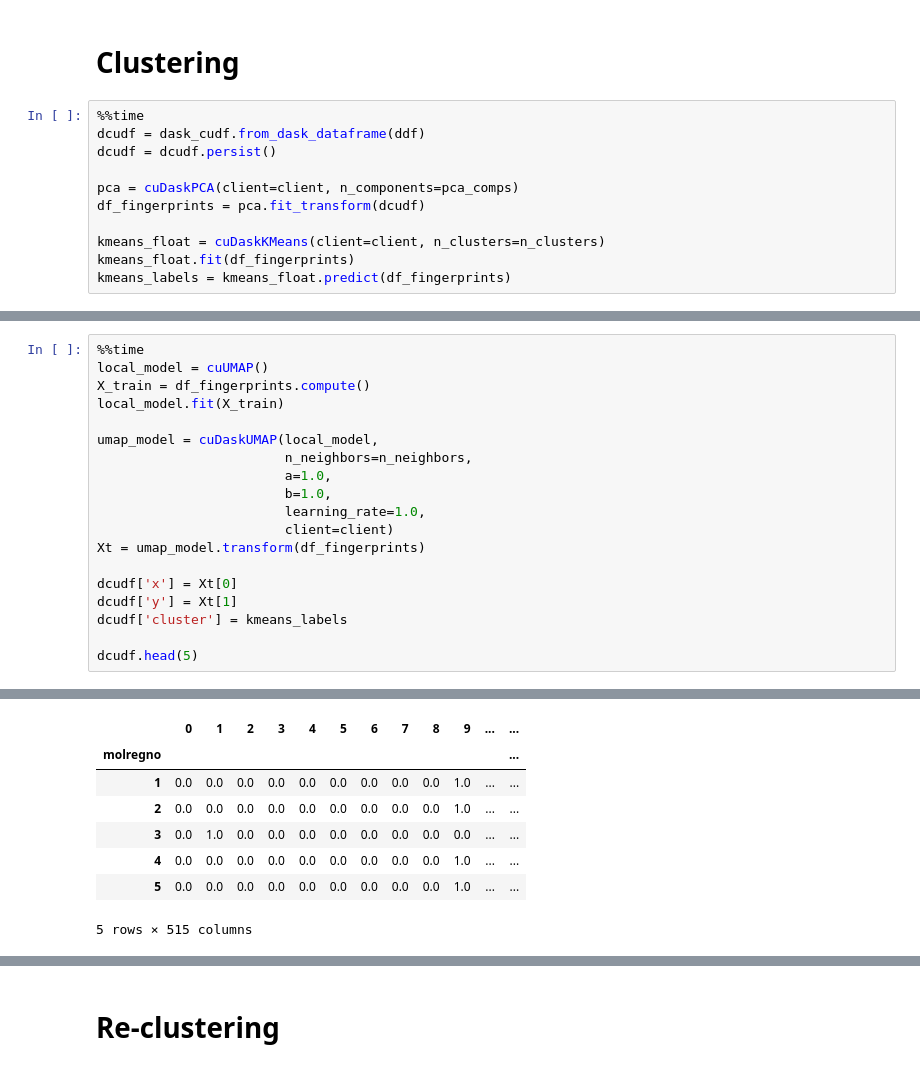
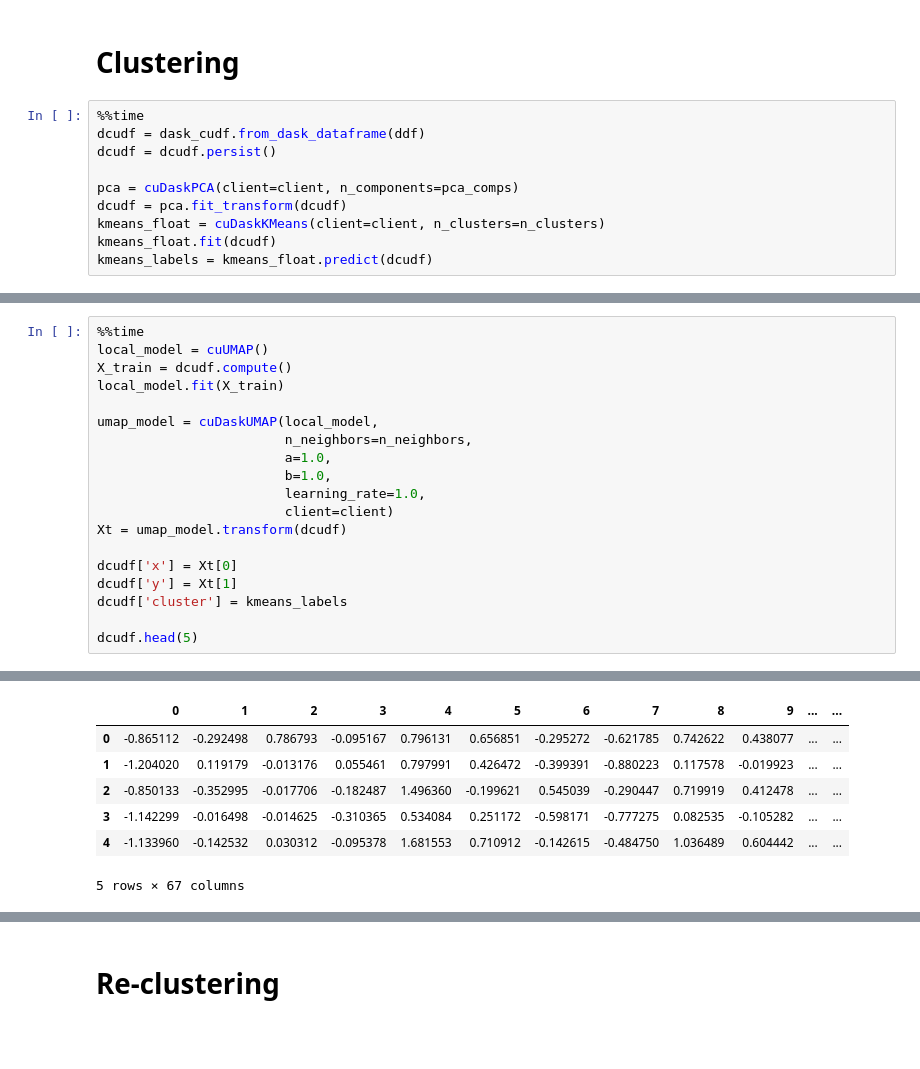
Before and after one commit to NVIDIA/cheminformatics, a Jupyter notebook: demo.ipynb, the cells around one changed output, grey strips where cells are left out. Saved outputs shown, nothing was run; the diff lists cells and outputs as text; blank space fills up the shorter version.

```diff
--- a/demo.ipynb
+++ b/demo.ipynb
@@ -105,9 +179,8 @@ dcudf = dask_cudf.from_dask_dataframe(ddf)
 dcudf = dcudf.persist()
 
 pca = cuDaskPCA(client=client, n_components=pca_comps)
-df_fingerprints = pca.fit_transform(dcudf)
-
+dcudf = pca.fit_transform(dcudf)
 kmeans_float = cuDaskKMeans(client=client, n_clusters=n_clusters)
-kmeans_float.fit(df_fingerprints)
-kmeans_labels = kmeans_float.predict(df_fingerprints)
+kmeans_float.fit(dcudf)
+kmeans_labels = kmeans_float.predict(dcudf)
 # %% [output]
@@ -116,7 +189,7 @@ Wall time: 49.9 s
 # %%
 %%time
 local_model = cuUMAP()
-X_train = df_fingerprints.compute()
+X_train = dcudf.compute()
 local_model.fit(X_train)
 
 umap_model = cuDaskUMAP(local_model,
@@ -125,7 +198,7 @@ umap_model = cuDaskUMAP(local_model,
                         b=1.0,
                         learning_rate=1.0,
                         client=client)
-Xt = umap_model.transform(df_fingerprints)
+Xt = umap_model.transform(dcudf)
 
 dcudf['x'] = Xt[0]
 dcudf['y'] = Xt[1]
@@ -138,8 +211,7 @@ Wall time: 4.99 s
 |  | 0 | 1 | 2 | 3 | 4 | 5 | 6 | 7 | 8 | 9 | ... | ... |
-| molregno |  |  |  |  |  |  |  |  |  |  |  | ... |
-| 1 | 0.0 | 0.0 | 0.0 | 0.0 | 0.0 | 0.0 | 0.0 | 0.0 | 0.0 | 1.0 | ... | ... |
-| 2 | 0.0 | 0.0 | 0.0 | 0.0 | 0.0 | 0.0 | 0.0 | 0.0 | 0.0 | 1.0 | ... | ... |
-| 3 | 0.0 | 1.0 | 0.0 | 0.0 | 0.0 | 0.0 | 0.0 | 0.0 | 0.0 | 0.0 | ... | ... |
-| 4 | 0.0 | 0.0 | 0.0 | 0.0 | 0.0 | 0.0 | 0.0 | 0.0 | 0.0 | 1.0 | ... | ... |
-| 5 | 0.0 | 0.0 | 0.0 | 0.0 | 0.0 | 0.0 | 0.0 | 0.0 | 0.0 | 1.0 | ... | ... |
+| 0 | -0.865112 | -0.292498 | 0.786793 | -0.095167 | 0.796131 | 0.656851 | -0.295272 | -0.621785 | 0.742622 | 0.438077 | ... | ... |
+| 1 | -1.204020 | 0.119179 | -0.013176 | 0.055461 | 0.797991 | 0.426472 | -0.399391 | -0.880223 | 0.117578 | -0.019923 | ... | ... |
+| 2 | -0.850133 | -0.352995 | -0.017706 | -0.182487 | 1.496360 | -0.199621 | 0.545039 | -0.290447 | 0.719919 | 0.412478 | ... | ... |
+| 3 | -1.142299 | -0.016498 | -0.014625 | -0.310365 | 0.534084 | 0.251172 | -0.598171 | -0.777275 | 0.082535 | -0.105282 | ... | ... |
+| 4 | -1.133960 | -0.142532 | 0.030312 | -0.095378 | 1.681553 | 0.710912 | -0.142615 | -0.484750 | 1.036489 | 0.604442 | ... | ... |
-5 rows × 515 columns
+5 rows × 67 columns
```
Also changed, not shown: parts of 10 cells of this notebook, 1 other file.
